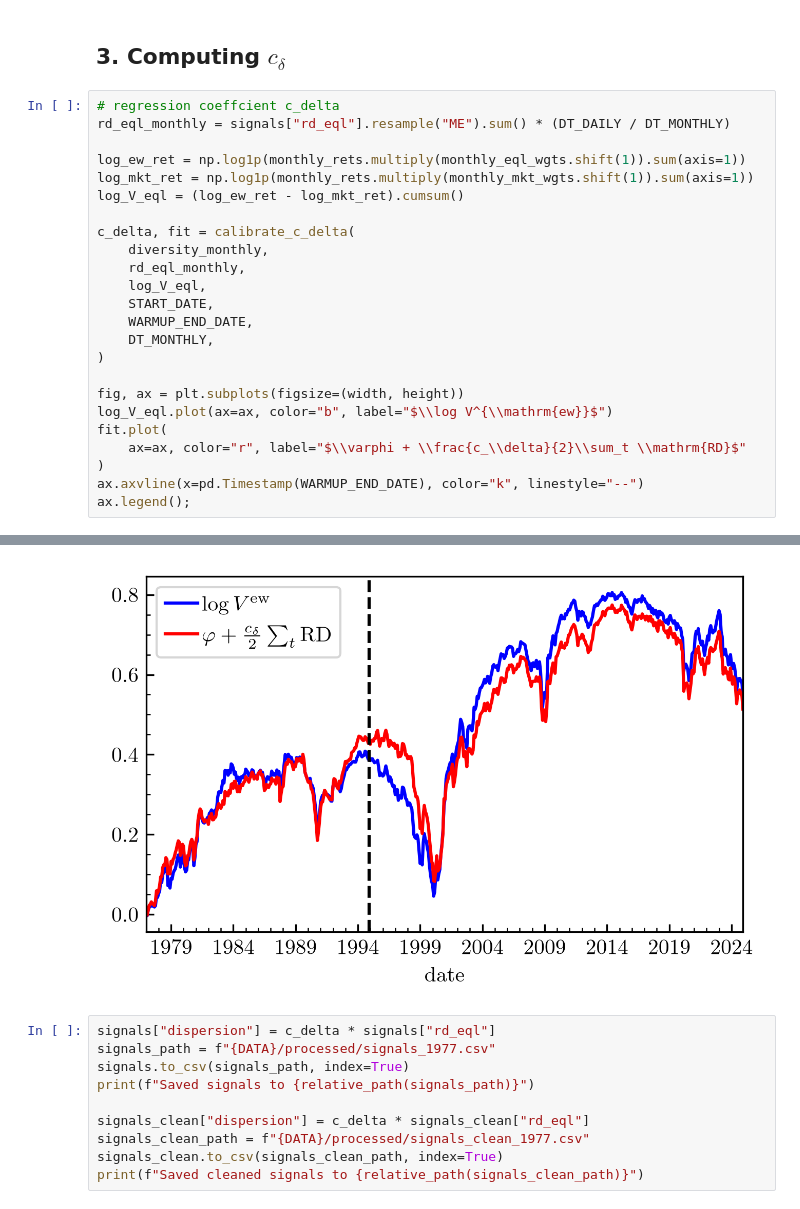
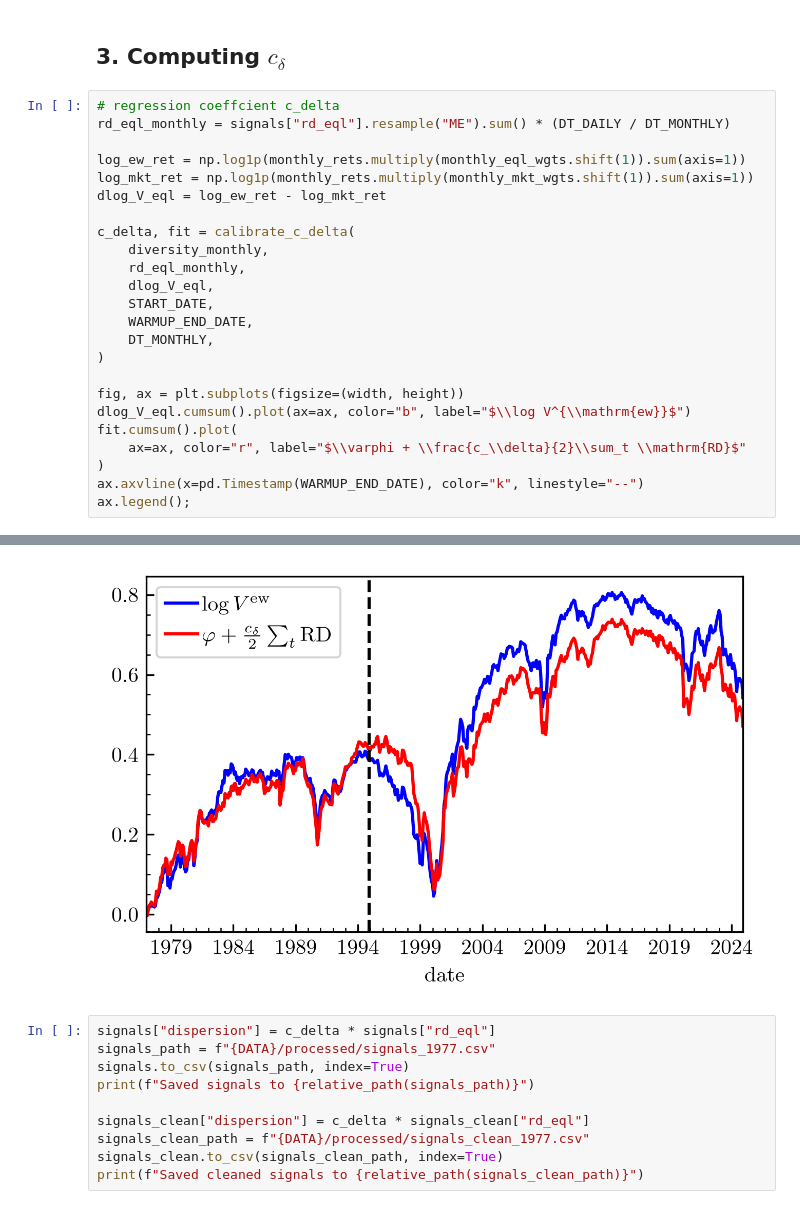
Before and after one commit to brianceco/apm-in-cem, a Jupyter notebook: notebooks/1_diversity_and_dispersion.ipynb, the cells around one changed output, grey strips where cells are left out. Saved outputs shown, nothing was run; the diff lists cells and outputs as text.

```diff
--- a/notebooks/1_diversity_and_dispersion.ipynb
+++ b/notebooks/1_diversity_and_dispersion.ipynb
@@ -88,20 +88,20 @@ rd_eql_monthly = signals["rd_eql"].resample("ME").sum() * (DT_DAILY / DT_MONTHLY
 
 log_ew_ret = np.log1p(monthly_rets.multiply(monthly_eql_wgts.shift(1)).sum(axis=1))
 log_mkt_ret = np.log1p(monthly_rets.multiply(monthly_mkt_wgts.shift(1)).sum(axis=1))
-log_V_eql = (log_ew_ret - log_mkt_ret).cumsum()
+dlog_V_eql = log_ew_ret - log_mkt_ret
 
 c_delta, fit = calibrate_c_delta(
     diversity_monthly,
     rd_eql_monthly,
-    log_V_eql,
+    dlog_V_eql,
     START_DATE,
     WARMUP_END_DATE,
     DT_MONTHLY,
 )
 
 fig, ax = plt.subplots(figsize=(width, height))
-log_V_eql.plot(ax=ax, color="b", label="$\\log V^{\\mathrm{ew}}$")
-fit.plot(
+dlog_V_eql.cumsum().plot(ax=ax, color="b", label="$\\log V^{\\mathrm{ew}}$")
+fit.cumsum().plot(
     ax=ax, color="r", label="$\\varphi + \\frac{c_\\delta}{2}\\sum_t \\mathrm{RD}$"
 )
 ax.axvline(x=pd.Timestamp(WARMUP_END_DATE), color="k", linestyle="--")
@@ -120,11 +120,11 @@ Df Residuals:                     214   BIC:
 Df Model:                           1
 Covariance Type:            nonrobust
 ... (10 lines left out)
 
 Notes:
 [1] R² is computed without centering (uncentered) since the model does not contain a constant.
 [2] Standard Errors assume that the covariance matrix of the errors is correctly specified.
-[figure, old version]
+[figure, new version]
 # %%
 signals["dispersion"] = c_delta * signals["rd_eql"]
 signals_path = f"{DATA}/processed/signals_1977.csv"
```
Also changed, not shown: parts of 2 cells of this notebook, 3 other files.
